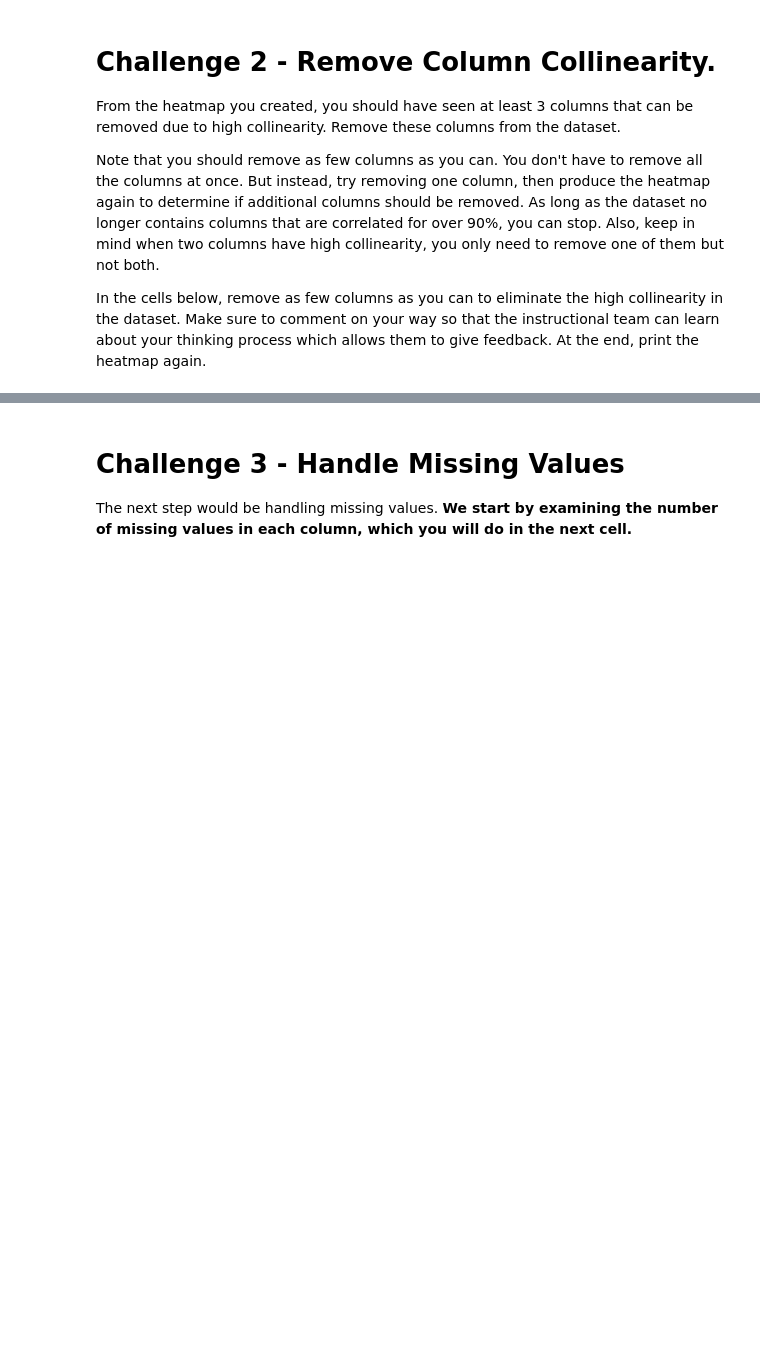
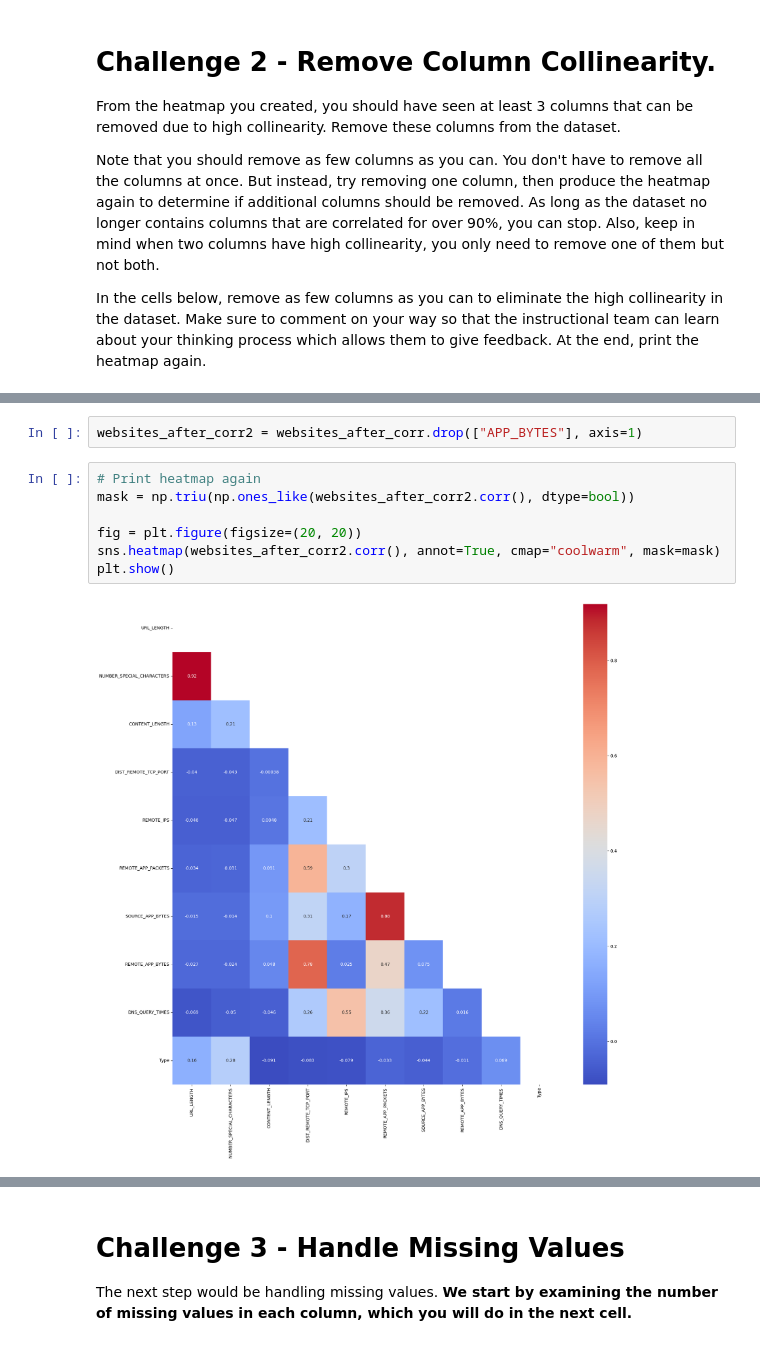
Before and after one commit to zepcerqueira/supervised-learning-classification, a Jupyter notebook: your-code/main.ipynb, the cells around one changed output, grey strips where cells are left out. Drawn from its saved outputs; the diff is of its cells as text; blank space fills up the shorter version.

```diff
--- a/your-code/main.ipynb
+++ b/your-code/main.ipynb
@@ -70,0 +149,11 @@ In the cells below, remove as few columns as you can to eliminate the high colli
+# %%
+websites_after_corr2 = websites_after_corr.drop(["APP_BYTES"], axis=1)
+# %%
+# Print heatmap again
+mask = np.triu(np.ones_like(websites_after_corr2.corr(), dtype=bool))
+
+fig = plt.figure(figsize=(20, 20))
+sns.heatmap(websites_after_corr2.corr(), annot=True, cmap="coolwarm", mask=mask)
+plt.show()
+# %% [output]
+[figure, added]
```
Also changed, not shown: parts of 69 cells of this notebook.
